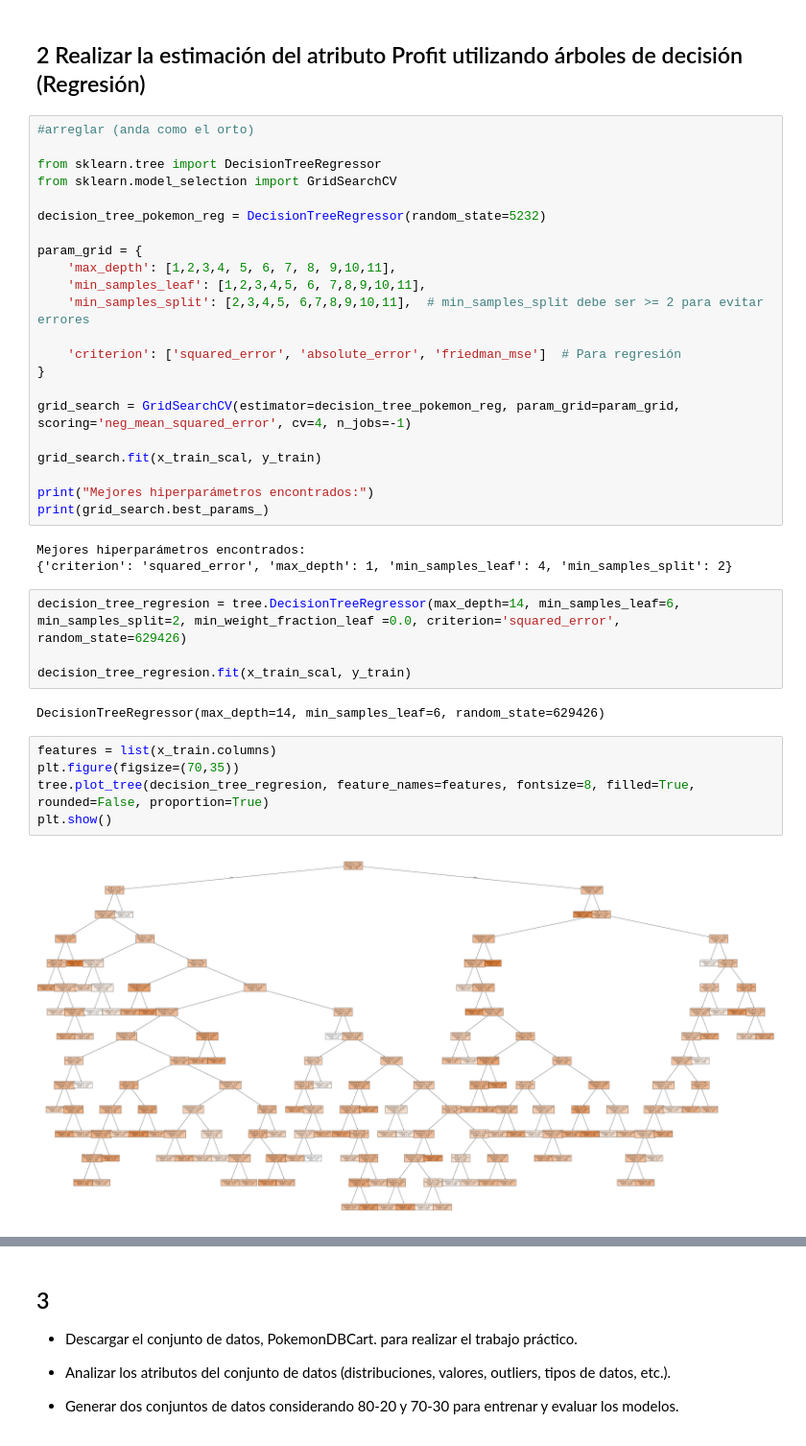
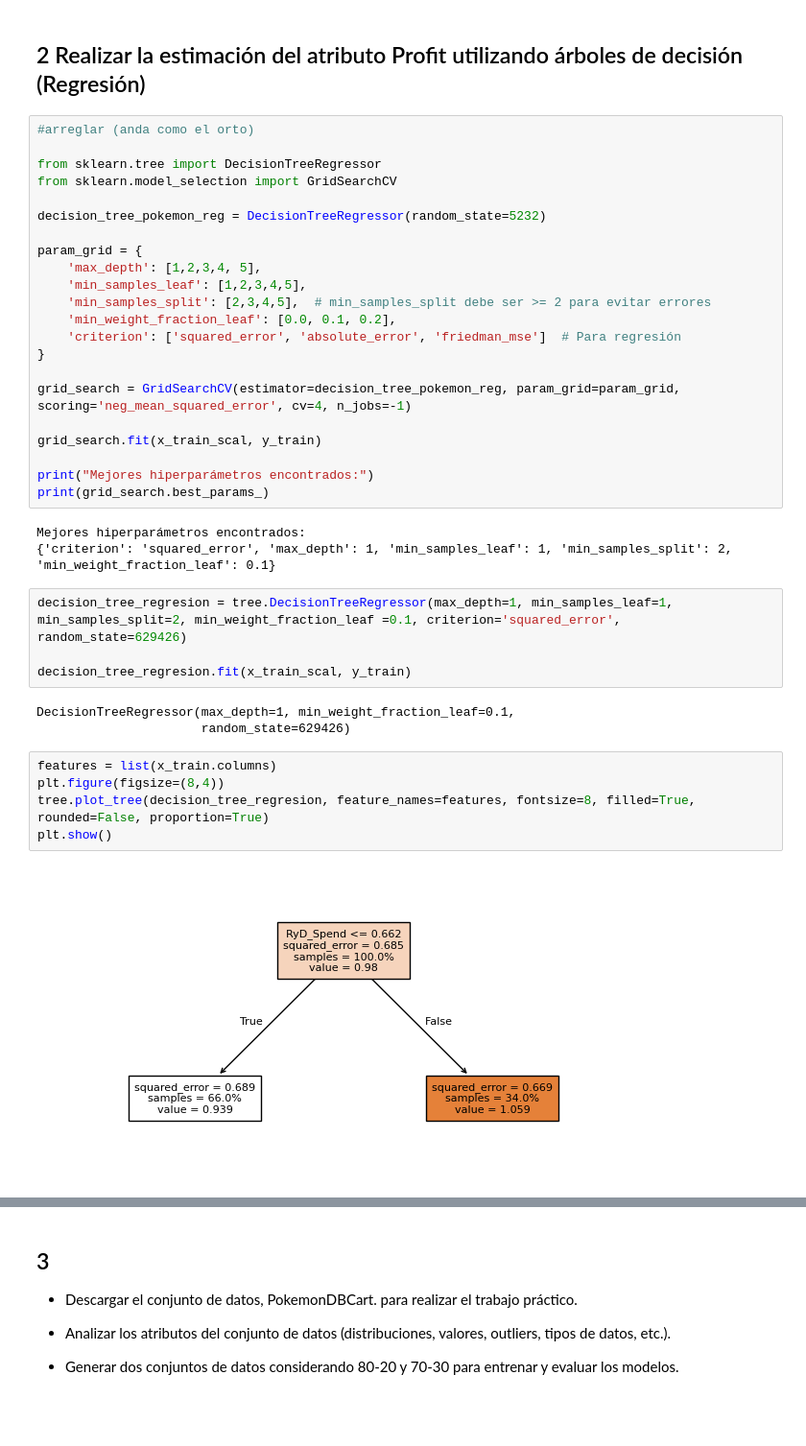
Before and after one commit to Nicolas-Noir/MdD-TUIA-2024, a Jupyter notebook: TP2/TP_Mineria_de_datos.ipynb, the cells around one changed output, grey strips where cells are left out. Shown at 96% size. Cells and saved outputs as stored; diff of their text form; blank space fills up the shorter version.

```diff
--- a/TP2/TP_Mineria_de_datos.ipynb
+++ b/TP2/TP_Mineria_de_datos.ipynb
@@ -122,10 +130,10 @@ from sklearn.model_selection import GridSearchCV
 decision_tree_pokemon_reg = DecisionTreeRegressor(random_state=5232)
 
 param_grid = {
-    'max_depth': [1,2,3,4, 5, 6, 7, 8, 9,10,11],
-    'min_samples_leaf': [1,2,3,4,5, 6, 7,8,9,10,11],
-    'min_samples_split': [2,3,4,5, 6,7,8,9,10,11],  # min_samples_split debe ser >= 2 para evitar errores
-
+    'max_depth': [1,2,3,4, 5],
+    'min_samples_leaf': [1,2,3,4,5],
+    'min_samples_split': [2,3,4,5],  # min_samples_split debe ser >= 2 para evitar errores
+    'min_weight_fraction_leaf': [0.0, 0.1, 0.2],
     'criterion': ['squared_error', 'absolute_error', 'friedman_mse']  # Para regresión
 }
 
@@ -137,20 +145,21 @@ print("Mejores hiperparámetros encontrados:")
 print(grid_search.best_params_)
 # %% [output]
 Mejores hiperparámetros encontrados:
-{'criterion': 'squared_error', 'max_depth': 1, 'min_samples_leaf': 4, 'min_samples_split': 2}
+{'criterion': 'squared_error', 'max_depth': 1, 'min_samples_leaf': 1, 'min_samples_split': 2, 'min_weight_fraction_leaf': 0.1}
 # %%
-decision_tree_regresion = tree.DecisionTreeRegressor(max_depth=14, min_samples_leaf=6, min_samples_split=2, min_weight_fraction_leaf =0.0, criterion='squared_error', random_state=629426)
+decision_tree_regresion = tree.DecisionTreeRegressor(max_depth=1, min_samples_leaf=1, min_samples_split=2, min_weight_fraction_leaf =0.1, criterion='squared_error', random_state=629426)
 
 decision_tree_regresion.fit(x_train_scal, y_train)
 # %% [output]
-DecisionTreeRegressor(max_depth=14, min_samples_leaf=6, random_state=629426)
+DecisionTreeRegressor(max_depth=1, min_weight_fraction_leaf=0.1,
+                      random_state=629426)
 # %%
 features = list(x_train.columns)
-plt.figure(figsize=(70,35))
+plt.figure(figsize=(8,4))
 tree.plot_tree(decision_tree_regresion, feature_names=features, fontsize=8, filled=True, rounded=False, proportion=True)
 plt.show()
 # %% [output]
-[figure, old version]
+[figure, new version]
 # %%
 prediccion_test_1 = decision_tree_regresion.predict(x_test_scal1)
 prediccion_test_2 = decision_tree_regresion.predict(x_test_scal2)
```
Also changed, not shown: parts of 17 cells of this notebook.
